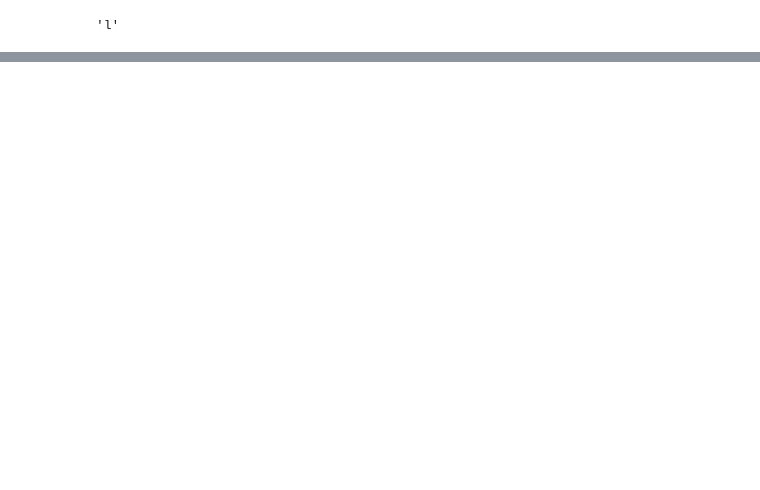
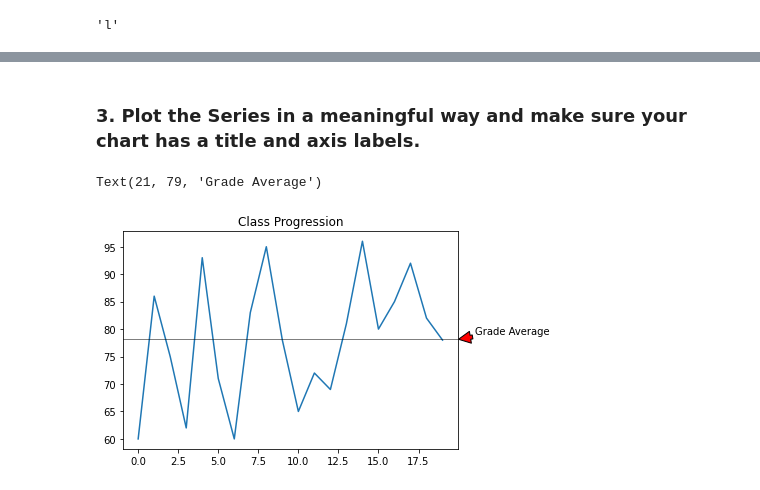
Before and after one commit to JeanetteSchulz/numpy-pandas-visualization-exercises, a Jupyter notebook: pandas_series.ipynb, the cells around one changed output, grey strips where cells are left out. Saved outputs shown, nothing was run; the diff lists cells and outputs as text; code cells hidden in the pictures; blank space fills up the shorter version.

```diff
--- a/pandas_series.ipynb
+++ b/pandas_series.ipynb
@@ -354,0 +498,2 @@ letters.value_counts().idxmin()
+# %%
+exam_scores = pd.Series([60, 86, 75, 62, 93, 71, 60, 83, 95, 78, 65, 72, 69, 81, 96, 80, 85, 92, 82, 78])
@@ -354,0 +540,8 @@ letters.value_counts().idxmin()
+# %% [markdown]
+### 3. Plot the Series in a meaningful way and make sure your chart has a title and axis labels.
+# %%
+exam_scores.plot.line(title = 'Class Progression').axhline(78.150000, ls="-", lw=0.5, color = "k")
+plt.annotate(text = "Grade Average", xy= (20,78.150000), xytext = (21,79),arrowprops= dict(facecolor="red"), annotation_clip=False)
+# %% [output]
+Text(21, 79, 'Grade Average')
+[figure, added]
```
Also changed, not shown: parts of 48 cells of this notebook.
